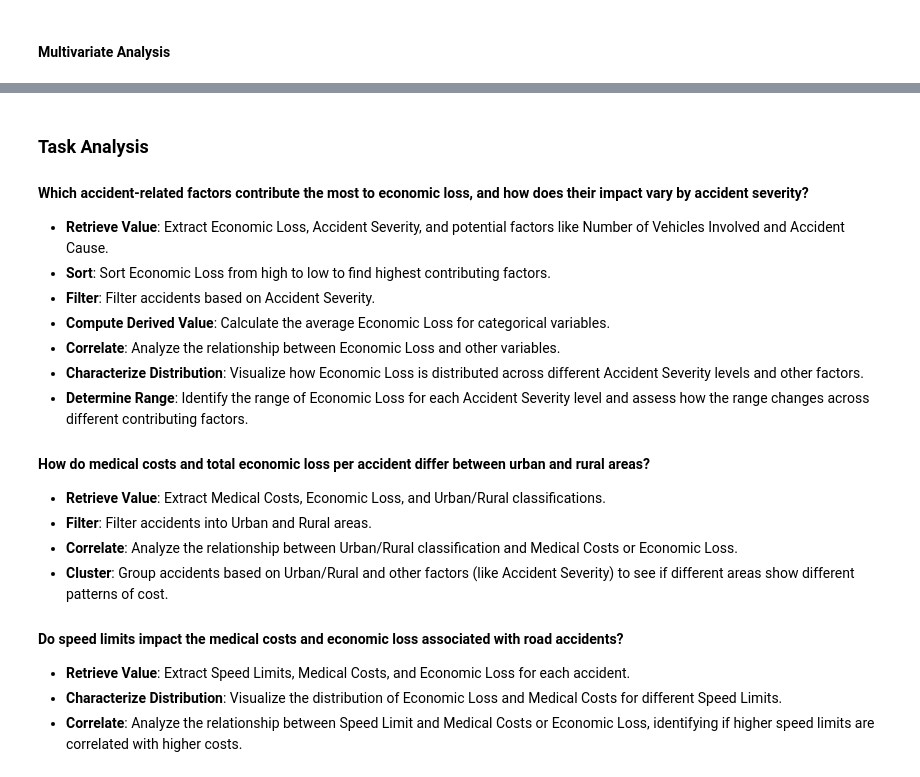
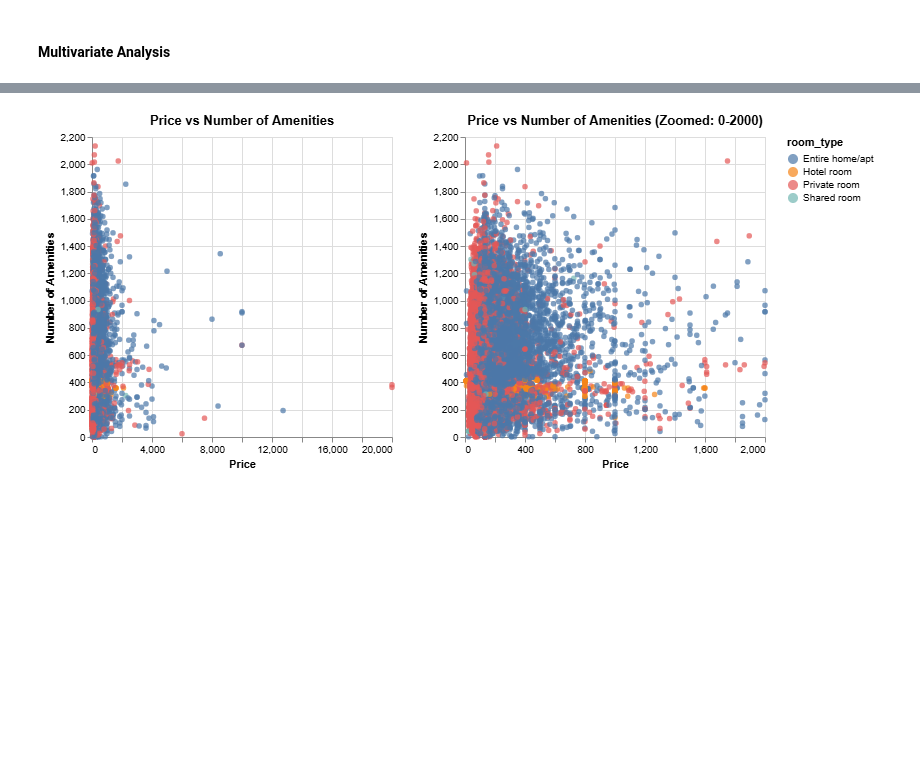
Before and after one commit to erhanjaved/airbnb, a Jupyter notebook: analysis/Carol/analysis2.ipynb, the cells around one changed output, grey strips where cells are left out. Drawn from its saved outputs; the diff is of its cells as text; code cells hidden in the pictures; blank space fills up the shorter version.

Commit message:
carol analysis

```diff
--- a/analysis/Carol/analysis2.ipynb
+++ b/analysis/Carol/analysis2.ipynb
@@ -203,0 +161,4 @@ dtype: int64
+# %%
+# Transformation 2: Create a new column counting the number of amenities in each listing
+df_cleaned['num_amenities'] = df_cleaned['amenities'].apply(len)
+print(df_cleaned[['amenities', 'num_amenities']].head())
@@ -203,0 +176,12 @@ dtype: int64
+# %%
+# Function to count the number of words in a string
+def word_count(text):
+    if isinstance(text, str):
+        return len(text.split())
+    return 0  # If the text is not a string, return 0
+
+df_cleaned['name_word_count'] = df_cleaned['name'].apply(word_count)
+df_cleaned['description_word_count'] = df_cleaned['description'].apply(word_count)
+df_cleaned['neighborhood_overview_word_count'] = df_cleaned['neighborhood_overview'].apply(word_count)
+
+print(df_cleaned[['name_word_count', 'description_word_count', 'neighborhood_overview_word_count']].head())
@@ -306,22 +250,25 @@ There are no correlations between the variables.
-# %% [markdown]
-### Task Analysis
-
-#### Which accident-related factors contribute the most to economic loss, and how does their impact vary by accident severity?
-- **Retrieve Value**: Extract Economic Loss, Accident Severity, and potential factors like Number of Vehicles Involved and Accident Cause.
-- **Sort**: Sort Economic Loss from high to low to find highest contributing factors.
-- **Filter**: Filter accidents based on Accident Severity.
-- **Compute Derived Value**: Calculate the average Economic Loss for categorical variables.
-- **Correlate**: Analyze the relationship between Economic Loss and other variables.
-- **Characterize Distribution**: Visualize how Economic Loss is distributed across different Accident Severity levels and other factors.
-- **Determine Range**: Identify the range of Economic Loss for each Accident Severity level and assess how the range changes across different contributing factors.
-
-#### How do medical costs and total economic loss per accident differ between urban and rural areas?
-- **Retrieve Value**: Extract Medical Costs, Economic Loss, and Urban/Rural classifications.
-- **Filter**: Filter accidents into Urban and Rural areas.
-- **Correlate**: Analyze the relationship between Urban/Rural classification and Medical Costs or Economic Loss.
-- **Cluster**: Group accidents based on Urban/Rural and other factors (like Accident Severity) to see if different areas show different patterns of cost.
-
-#### Do speed limits impact the medical costs and economic loss associated with road accidents?
-- **Retrieve Value**: Extract Speed Limits, Medical Costs, and Economic Loss for each accident.
-- **Characterize Distribution**: Visualize the distribution of Economic Loss and Medical Costs for different Speed Limits.
-- **Correlate**: Analyze the relationship between Speed Limit and Medical Costs or Economic Loss, identifying if higher speed limits are correlated with higher costs.
+# %%
+# Scatter plot: Price vs Number of Amenities by Room Type
+price_amenities_scatter = alt.Chart(df_cleaned).mark_circle().encode(
+    alt.X('price:Q', title='Price'),
+    alt.Y('num_amenities:Q', title='Number of Amenities'),
+    alt.Color('room_type:N'),
+    tooltip=['price:Q', 'num_amenities:Q','room_type:N']
+).properties(
+    title='Price vs Number of Amenities'
+)
+
+# Zoom in on the left side of the graph to avoid outliers
+df_filtered = df_cleaned[df_cleaned['price'] <= 2000]
+scatter_zoomed = alt.Chart(df_filtered).mark_circle().encode(
+    alt.X('price:Q', title='Price', scale=alt.Scale(domain=[0, 2000])),
+    alt.Y('num_amenities:Q', title='Number of Amenities'),
+    alt.Color('room_type:N'),
+    tooltip=['price:Q', 'num_amenities:Q', 'room_type:N']
+).properties(
+    title='Price vs Number of Amenities (Zoomed: 0-2000)'
+)
+
+price_amenities_scatter | scatter_zoomed
+# %% [output]
+[figure, added]
```
Also changed, not shown: parts of 48 cells of this notebook, 5 other files.
